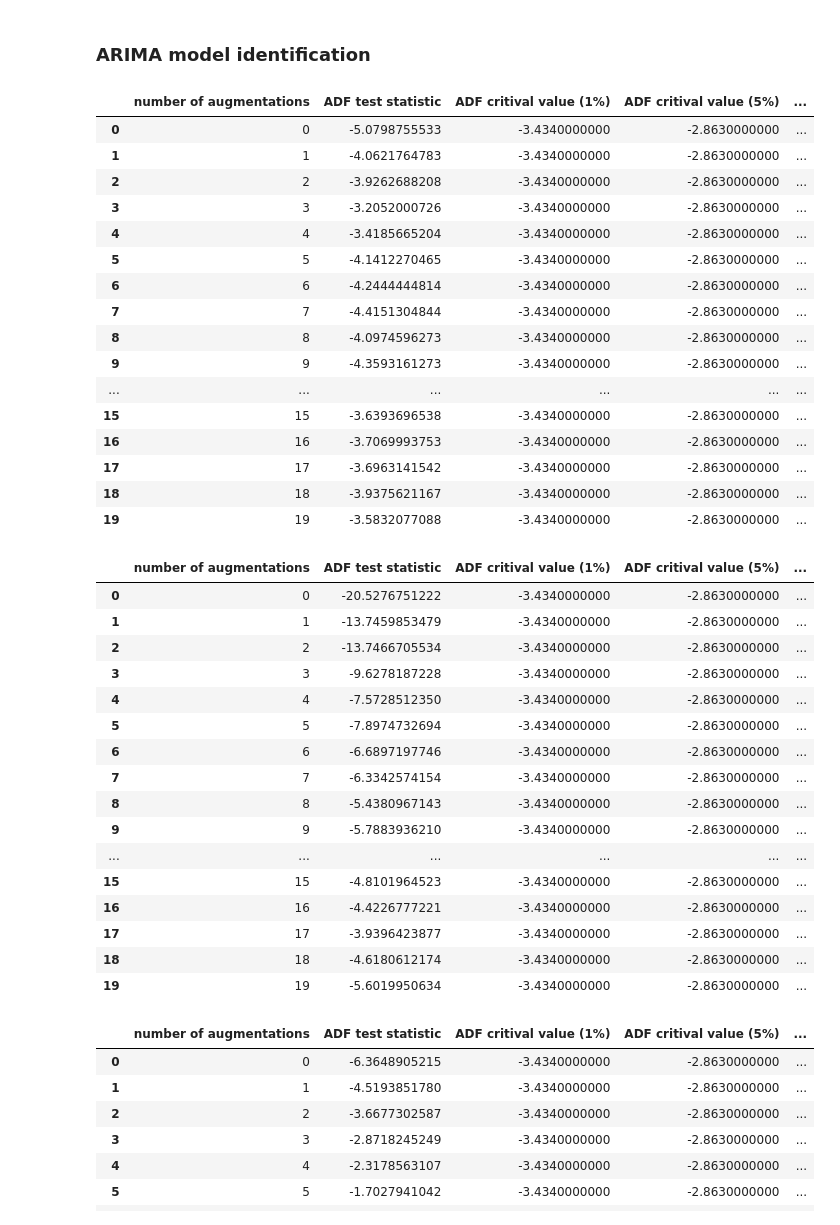
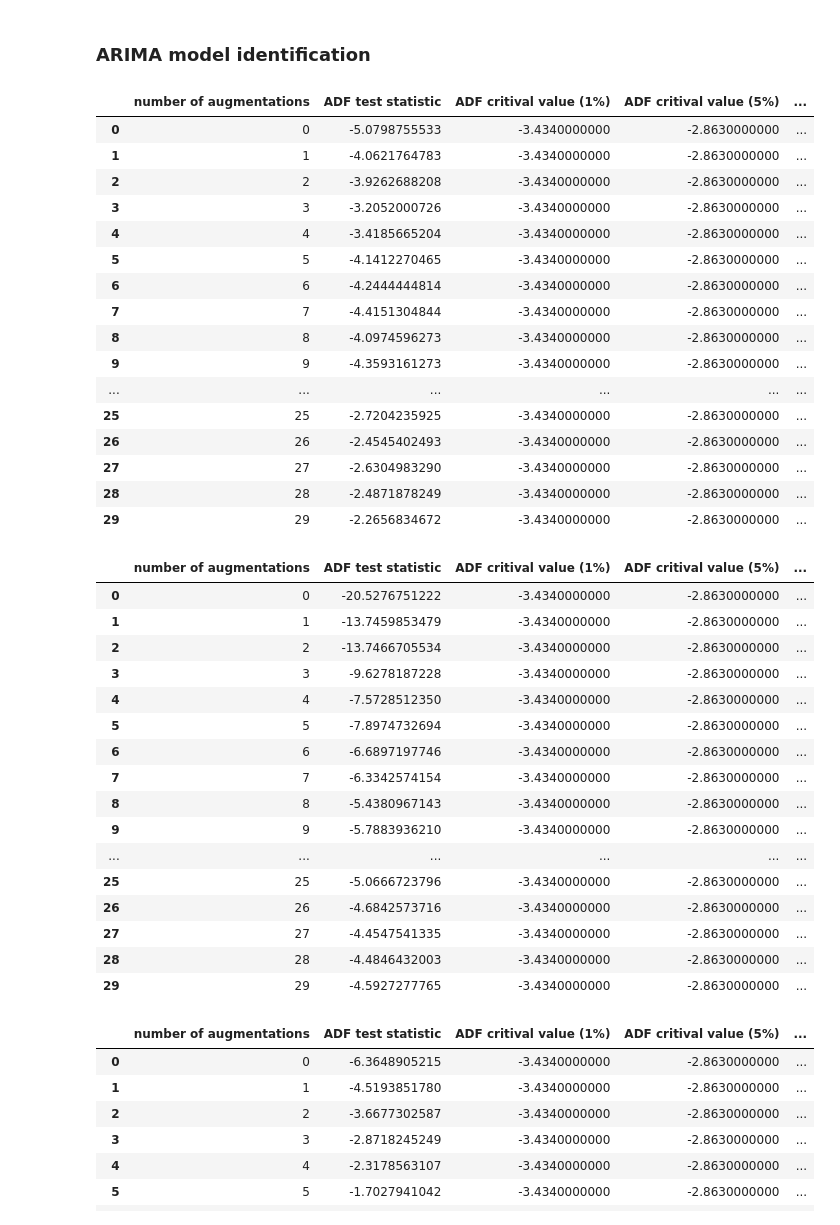
Before and after one commit to asmisiak/TSA_project, a Jupyter notebook: TSA_project.ipynb, the cells around one changed output. Cells and saved outputs as stored; diff of their text form; code cells hidden in the pictures.

```diff
--- a/TSA_project.ipynb
+++ b/TSA_project.ipynb
@@ -71,6 +71,6 @@ warnings.simplefilter("ignore", category="ValueWarning")
 pd.options.display.float_format = '{:.10f}'.format
 sns.set_theme(style="whitegrid")
 # %%
-data = pd.read_csv('TSA_project_data.csv', header=0, index_col=0, parse_dates=True, dayfirst=True, sep=';')
+data = pd.read_csv('TSA_project_data.csv', header=0, index_col=0, parse_dates=True, sep=';')
 
 data.drop(columns=['Unnamed: 7', 'Unnamed: 8'], inplace=True)  # drop rolling means as they are not needed for analysis
@@ -115,3 +122,6 @@ data.describe()
+# %%
+data['d_mortgage_world'] = data['mortgage_world'].diff()
+data['d_rates_world'] = data['rates_world'].diff()
 # %%
 forecast_horizon = 6
 data_short = data.iloc[:-forecast_horizon]
@@ -810,27 +840,27 @@ AMAPE (%)  8.7993422977 13.6417862839
 # %% [markdown]
 ### <a id="ARIMA-model-identification"></a>ARIMA model identification
 # %%
-adf_test(data['mortgage_world'], max_aug=20)
+adf_test(data['mortgage_world'], max_aug=30)
 # %% [output]
 |  | number of augmentations | ADF test statistic | ADF critival value (1%) | ADF critival value (5%) | ... |
 | 0 | 0 | -5.0798755533 | -3.4340000000 | -2.8630000000 | ... |
 | 1 | 1 | -4.0621764783 | -3.4340000000 | -2.8630000000 | ... |
 | 2 | 2 | -3.9262688208 | -3.4340000000 | -2.8630000000 | ... |
 | 3 | 3 | -3.2052000726 | -3.4340000000 | -2.8630000000 | ... |
 | 4 | 4 | -3.4185665204 | -3.4340000000 | -2.8630000000 | ... |
 | 5 | 5 | -4.1412270465 | -3.4340000000 | -2.8630000000 | ... |
 | 6 | 6 | -4.2444444814 | -3.4340000000 | -2.8630000000 | ... |
 | 7 | 7 | -4.4151304844 | -3.4340000000 | -2.8630000000 | ... |
 | 8 | 8 | -4.0974596273 | -3.4340000000 | -2.8630000000 | ... |
 | 9 | 9 | -4.3593161273 | -3.4340000000 | -2.8630000000 | ... |
 | ... | ... | ... | ... | ... | ... |
-| 15 | 15 | -3.6393696538 | -3.4340000000 | -2.8630000000 | ... |
-| 16 | 16 | -3.7069993753 | -3.4340000000 | -2.8630000000 | ... |
-| 17 | 17 | -3.6963141542 | -3.4340000000 | -2.8630000000 | ... |
-| 18 | 18 | -3.9375621167 | -3.4340000000 | -2.8630000000 | ... |
-| 19 | 19 | -3.5832077088 | -3.4340000000 | -2.8630000000 | ... |
+| 25 | 25 | -2.7204235925 | -3.4340000000 | -2.8630000000 | ... |
+| 26 | 26 | -2.4545402493 | -3.4340000000 | -2.8630000000 | ... |
+| 27 | 27 | -2.6304983290 | -3.4340000000 | -2.8630000000 | ... |
+| 28 | 28 | -2.4871878249 | -3.4340000000 | -2.8630000000 | ... |
+| 29 | 29 | -2.2656834672 | -3.4340000000 | -2.8630000000 | ... |
 # %%
-adf_test(data['d_mortgage_world'], max_aug=20)
+adf_test(data['d_mortgage_world'], max_aug=30)
 # %% [output]
 |  | number of augmentations | ADF test statistic | ADF critival value (1%) | ADF critival value (5%) | ... |
 | 0 | 0 | -20.5276751222 | -3.4340000000 | -2.8630000000 | ... |
@@ -844,11 +874,11 @@ adf_test(data['d_mortgage_world'], max_aug=20)
 | 8 | 8 | -5.4380967143 | -3.4340000000 | -2.8630000000 | ... |
 | 9 | 9 | -5.7883936210 | -3.4340000000 | -2.8630000000 | ... |
 | ... | ... | ... | ... | ... | ... |
-| 15 | 15 | -4.8101964523 | -3.4340000000 | -2.8630000000 | ... |
-| 16 | 16 | -4.4226777221 | -3.4340000000 | -2.8630000000 | ... |
-| 17 | 17 | -3.9396423877 | -3.4340000000 | -2.8630000000 | ... |
-| 18 | 18 | -4.6180612174 | -3.4340000000 | -2.8630000000 | ... |
-| 19 | 19 | -5.6019950634 | -3.4340000000 | -2.8630000000 | ... |
+| 25 | 25 | -5.0666723796 | -3.4340000000 | -2.8630000000 | ... |
+| 26 | 26 | -4.6842573716 | -3.4340000000 | -2.8630000000 | ... |
+| 27 | 27 | -4.4547541335 | -3.4340000000 | -2.8630000000 | ... |
+| 28 | 28 | -4.4846432003 | -3.4340000000 | -2.8630000000 | ... |
+| 29 | 29 | -4.5927277765 | -3.4340000000 | -2.8630000000 | ... |
 # %%
 adf_test(data['rates_world'], max_aug=20)
 # %% [output]
```
Also changed, not shown: parts of 35 cells of this notebook.
